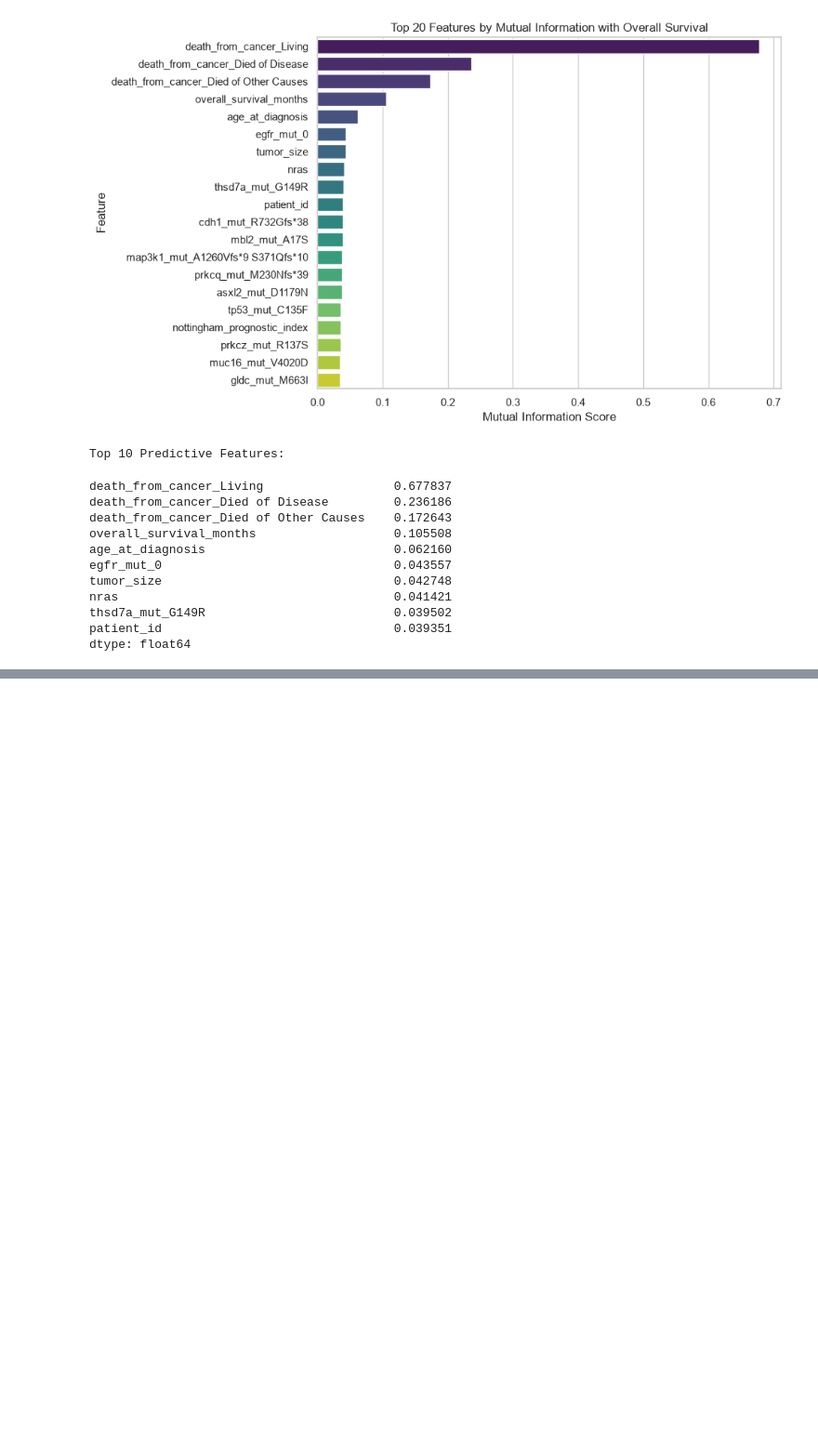
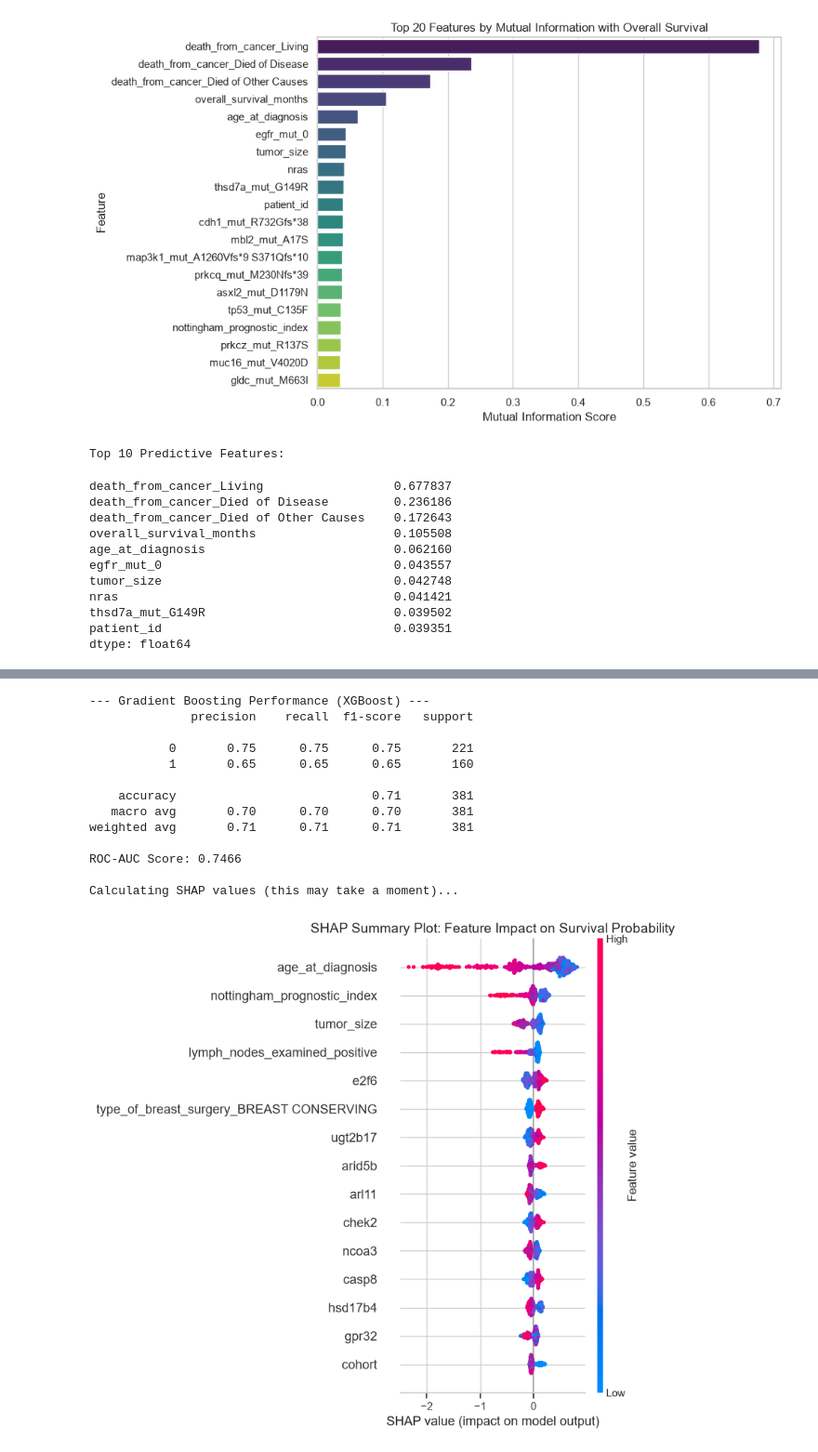
Before and after one commit to LaysLala/LDACS_Project_Information_Visualisation, a Jupyter notebook: Exploratory.ipynb, the cells around one changed output, grey strips where cells are left out. Shown at 93% size. Drawn from its saved outputs; the diff is of its cells as text; code cells hidden in the pictures; blank space fills up the shorter version.

```diff
--- a/Exploratory.ipynb
+++ b/Exploratory.ipynb
@@ -300,0 +426,56 @@ dtype: float64
+# %%
+import xgboost as xgb
+import shap
+import matplotlib.pyplot as plt
+
+# 1. Train an XGBoost Classifier
+# XGBoost generally outperforms Random Forest on tabular data by sequentially minimizing errors
+xgb_model = xgb.XGBClassifier(
+    n_estimators=300,
+    learning_rate=0.05,
+    max_depth=4,              # Keep shallow to prevent overfitting the high-dimensional noise
+    subsample=0.8,
+    colsample_bytree=0.5,     # Randomly sample features to force the model to look beyond age/tumor_size
+    objective='binary:logistic',
+    scale_pos_weight=(y_train == 0).sum() / (y_train == 1).sum(), # Handle class imbalance
+    random_state=42,
+    n_jobs=-1
+)
+
+xgb_model.fit(X_train_clean, y_train)
+
+# 2. Evaluate XGBoost Performance
+y_pred_xgb = xgb_model.predict(X_test_clean)
+y_proba_xgb = xgb_model.predict_proba(X_test_clean)[:, 1]
+
+print("\n--- Gradient Boosting Performance (XGBoost) ---")
+from sklearn.metrics import classification_report, roc_auc_score
+print(classification_report(y_test, y_pred_xgb))
+print(f"ROC-AUC Score: {roc_auc_score(y_test, y_proba_xgb):.4f}")
+
+# 3. Model Interpretability with SHAP
+print("\nCalculating SHAP values (this may take a moment)...")
+explainer = shap.TreeExplainer(xgb_model)
+shap_values = explainer.shap_values(X_test_clean)
+
+# 4. Plot SHAP Summary
+plt.figure(figsize=(12, 8))
+plt.title("SHAP Summary Plot: Feature Impact on Survival Probability", fontsize=14)
+shap.summary_plot(shap_values, X_test_clean, max_display=15, show=False)
+plt.tight_layout()
+plt.show()
+# %% [output]
+--- Gradient Boosting Performance (XGBoost) ---
+              precision    recall  f1-score   support
+
+           0       0.75      0.75      0.75       221
+           1       0.65      0.65      0.65       160
+
+    accuracy                           0.71       381
+   macro avg       0.70      0.70      0.70       381
+weighted avg       0.71      0.71      0.71       381
+
+ROC-AUC Score: 0.7466
+
+Calculating SHAP values (this may take a moment)...
+[figure, added]
```
Also changed, not shown: parts of 8 cells of this notebook.
